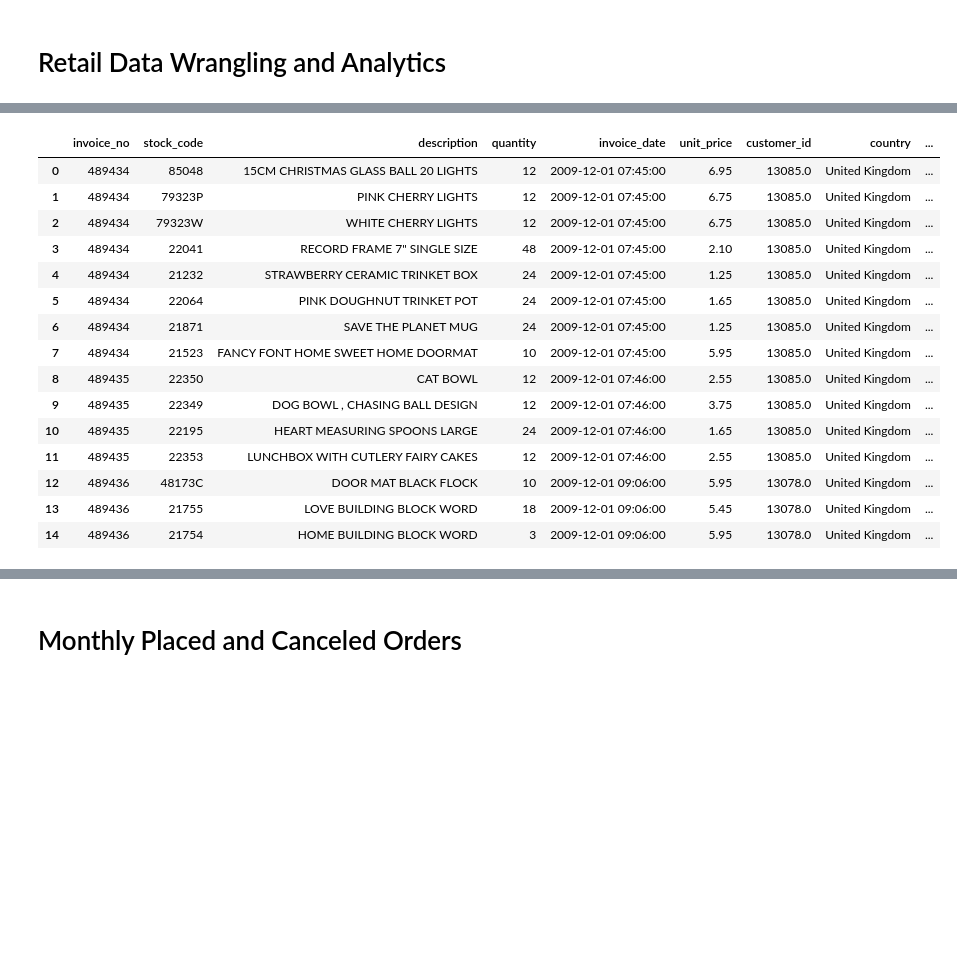
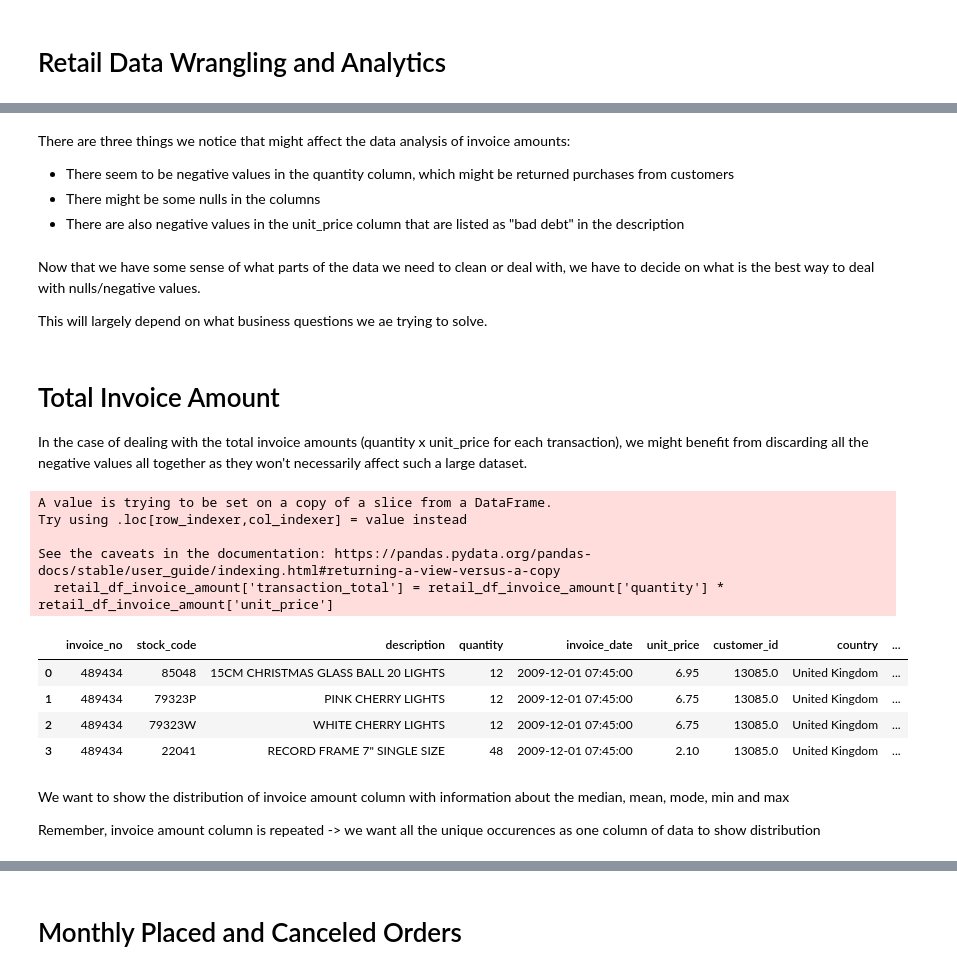
Before and after one commit to jarviscanada/jarvis_data_eng_AhmedAmer, a Jupyter notebook: python_data_analytics/retail_data_wrangling_template.ipynb, the cells around one changed output, grey strips where cells are left out. Cells and saved outputs as stored; diff of their text form; code cells hidden in the pictures; blank space fills up the shorter version.

Commit message:
Finished showing distributions section of analysis notebook - Python Data Analytics

```diff
--- a/python_data_analytics/retail_data_wrangling_template.ipynb
+++ b/python_data_analytics/retail_data_wrangling_template.ipynb
@@ -74,0 +20,5 @@ memory usage: 65.1+ MB
+# %% [markdown]
+There are three things we notice that might affect the data analysis of invoice amounts:
+-  There seem to be negative values in the quantity column, which might be returned purchases from customers
+-  There might be some nulls in the columns
+-  There are also negative values in the unit_price column that are listed as "bad debt" in the description
@@ -75,26 +39,32 @@ memory usage: 65.1+ MB
+# %% [markdown]
+Now that we have some sense of what parts of the data we need to clean or deal with, we have to decide on what is the best way to deal with nulls/negative values.
+
+This will largely depend on what business questions we ae trying to solve.
+# %% [markdown]
+# Total Invoice Amount
+In the case of dealing with the total invoice amounts (quantity x unit_price for each transaction), we might benefit from
+discarding all the negative values all together as they won't necessarily affect such a large dataset.
+# %%
+# Remove the rows where quantity/unit_price is negative
+retail_df_invoice_amount = retail_df[(retail_df['quantity'] > 0 ) & (retail_df['unit_price'] > 0)]
+retail_df_invoice_amount.describe()
 # %%
 # We want to calculate the invoice amount and store it in an extra column within the dataFrame
-retail_df['transaction_total'] = retail_df['quantity'] * retail_df['unit_price']
-invoice_amounts= retail_df.groupby('invoice_no')['transaction_total'].sum().reset_index()
+retail_df_invoice_amount['transaction_total'] = retail_df_invoice_amount['quantity'] * retail_df_invoice_amount['unit_price']
+invoice_amounts = retail_df_invoice_amount.groupby('invoice_no')['transaction_total'].sum().reset_index()
 
-retail_df_invoice_amount = retail_df.merge(invoice_amounts, on='invoice_no')
+retail_df_invoice_amount = retail_df_invoice_amount.merge(invoice_amounts, on='invoice_no')
 retail_df_invoice_amount = retail_df_invoice_amount.rename(columns={'transaction_total_x':'transaction_total', 'transaction_total_y':'invoice_amount'})
 
-retail_df_invoice_amount.head(15)
+retail_df_invoice_amount.head(4)
 # %% [output]
+A value is trying to be set on a copy of a slice from a DataFrame.
+Try using .loc[row_indexer,col_indexer] = value instead
+
+See the caveats in the documentation: https://pandas.pydata.org/pandas-docs/stable/user_guide/indexing.html#returning-a-view-versus-a-copy
+  retail_df_invoice_amount['transaction_total'] = retail_df_invoice_amount['quantity'] * retail_df_invoice_amount['unit_price']
 |  | invoice_no | stock_code | description | quantity | invoice_date | unit_price | customer_id | country | ... |
 | 0 | 489434 | 85048 | 15CM CHRISTMAS GLASS BALL 20 LIGHTS | 12 | 2009-12-01 07:45:00 | 6.95 | 13085.0 | United Kingdom | ... |
 | 1 | 489434 | 79323P | PINK CHERRY LIGHTS | 12 | 2009-12-01 07:45:00 | 6.75 | 13085.0 | United Kingdom | ... |
 | 2 | 489434 | 79323W | WHITE CHERRY LIGHTS | 12 | 2009-12-01 07:45:00 | 6.75 | 13085.0 | United Kingdom | ... |
 | 3 | 489434 | 22041 | RECORD FRAME 7" SINGLE SIZE | 48 | 2009-12-01 07:45:00 | 2.10 | 13085.0 | United Kingdom | ... |
-| 4 | 489434 | 21232 | STRAWBERRY CERAMIC TRINKET BOX | 24 | 2009-12-01 07:45:00 | 1.25 | 13085.0 | United Kingdom | ... |
-| 5 | 489434 | 22064 | PINK DOUGHNUT TRINKET POT | 24 | 2009-12-01 07:45:00 | 1.65 | 13085.0 | United Kingdom | ... |
-| 6 | 489434 | 21871 | SAVE THE PLANET MUG | 24 | 2009-12-01 07:45:00 | 1.25 | 13085.0 | United Kingdom | ... |
-| 7 | 489434 | 21523 | FANCY FONT HOME SWEET HOME DOORMAT | 10 | 2009-12-01 07:45:00 | 5.95 | 13085.0 | United Kingdom | ... |
-| 8 | 489435 | 22350 | CAT BOWL | 12 | 2009-12-01 07:46:00 | 2.55 | 13085.0 | United Kingdom | ... |
-| 9 | 489435 | 22349 | DOG BOWL , CHASING BALL DESIGN | 12 | 2009-12-01 07:46:00 | 3.75 | 13085.0 | United Kingdom | ... |
-| 10 | 489435 | 22195 | HEART MEASURING SPOONS LARGE | 24 | 2009-12-01 07:46:00 | 1.65 | 13085.0 | United Kingdom | ... |
-| 11 | 489435 | 22353 | LUNCHBOX WITH CUTLERY FAIRY CAKES | 12 | 2009-12-01 07:46:00 | 2.55 | 13085.0 | United Kingdom | ... |
-| 12 | 489436 | 48173C | DOOR MAT BLACK FLOCK | 10 | 2009-12-01 09:06:00 | 5.95 | 13078.0 | United Kingdom | ... |
-| 13 | 489436 | 21755 | LOVE BUILDING BLOCK WORD | 18 | 2009-12-01 09:06:00 | 5.45 | 13078.0 | United Kingdom | ... |
-| 14 | 489436 | 21754 | HOME BUILDING BLOCK WORD | 3 | 2009-12-01 09:06:00 | 5.95 | 13078.0 | United Kingdom | ... |
@@ -102,0 +74,5 @@ retail_df_invoice_amount.head(15)
+# %% [markdown]
+We want to show the distribution of invoice amount column with information about the median, mean, mode, min and max
+
+Remember, invoice amount column is repeated ->
+we want all the unique occurences as one column of data to show distribution
```
Also changed, not shown: parts of 13 cells of this notebook.
